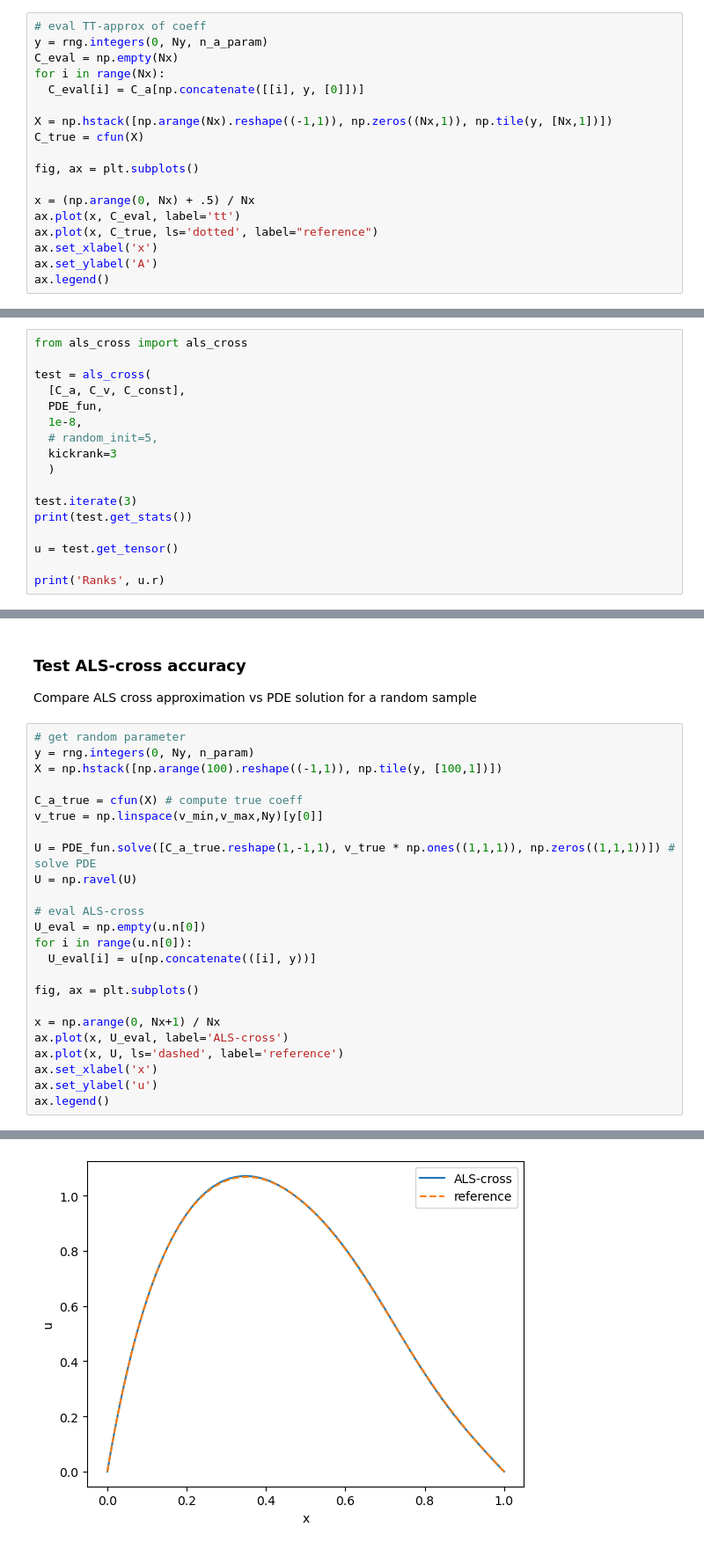
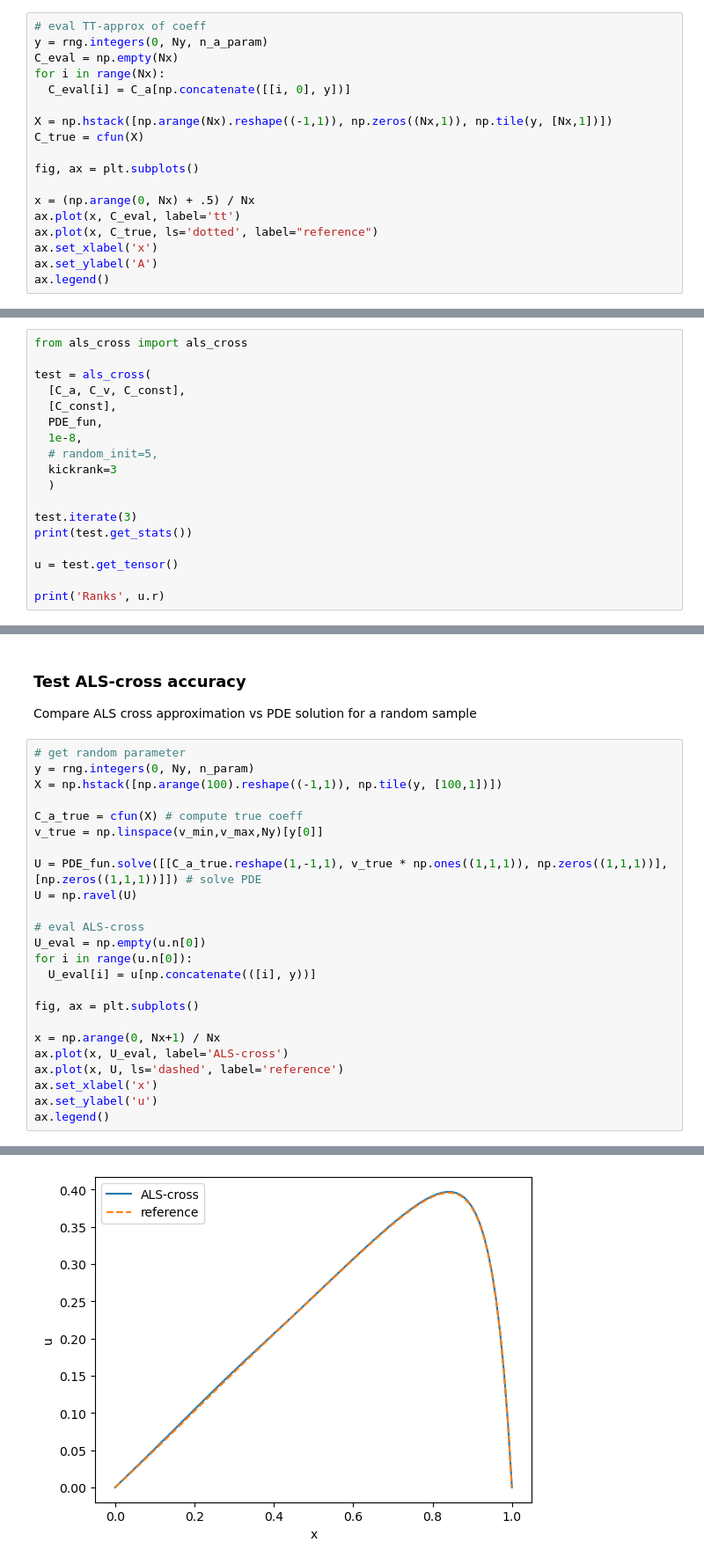
Before and after one commit to huberbenno/TT-IRT, a Jupyter notebook: python/als_cross_rework/test.ipynb, the cells around one changed output, grey strips where cells are left out. Shown at 88% size. Saved outputs shown, nothing was run; the diff lists cells and outputs as text.

```diff
--- a/python/als_cross_rework/test.ipynb
+++ b/python/als_cross_rework/test.ipynb
@@ -187,7 +179,7 @@ Compare TT approx of coefficient $A$ vs the true coefficient $A$ for the random
 y = rng.integers(0, Ny, n_a_param)
 C_eval = np.empty(Nx)
 for i in range(Nx):
-  C_eval[i] = C_a[np.concatenate([[i], y, [0]])]
+  C_eval[i] = C_a[np.concatenate([[i, 0], y])]
 
 X = np.hstack([np.arange(Nx).reshape((-1,1)), np.zeros((Nx,1)), np.tile(y, [Nx,1])])
 C_true = cfun(X)
@@ -226,6 +216,7 @@ from als_cross import als_cross
 
 test = als_cross(
   [C_a, C_v, C_const],
+  [C_const],
   PDE_fun,
   1e-8,
   # random_init=5,
@@ -263,27 +254,27 @@ Compare ALS cross approximation vs PDE solution for a random sample
 # %%
 # get random parameter
 y = rng.integers(0, Ny, n_param)
 X = np.hstack([np.arange(100).reshape((-1,1)), np.tile(y, [100,1])])
 
 C_a_true = cfun(X) # compute true coeff
 v_true = np.linspace(v_min,v_max,Ny)[y[0]]
 
-U = PDE_fun.solve([C_a_true.reshape(1,-1,1), v_true * np.ones((1,1,1)), np.zeros((1,1,1))]) # solve PDE
+U = PDE_fun.solve([[C_a_true.reshape(1,-1,1), v_true * np.ones((1,1,1)), np.zeros((1,1,1))], [np.zeros((1,1,1))]]) # solve PDE
 U = np.ravel(U)
 
 # eval ALS-cross
 U_eval = np.empty(u.n[0])
 for i in range(u.n[0]):
   U_eval[i] = u[np.concatenate(([i], y))]
 
 fig, ax = plt.subplots()
 
 x = np.arange(0, Nx+1) / Nx
 ax.plot(x, U_eval, label='ALS-cross')
 ax.plot(x, U, ls='dashed', label='reference')
 ax.set_xlabel('x')
 ax.set_ylabel('u')
 ax.legend()
 # %% [output]
 <matplotlib.legend.Legend at 0x...>
-[figure, old version]
+[figure, new version]
```
Also changed, not shown: parts of 6 cells of this notebook, 1 other file.
